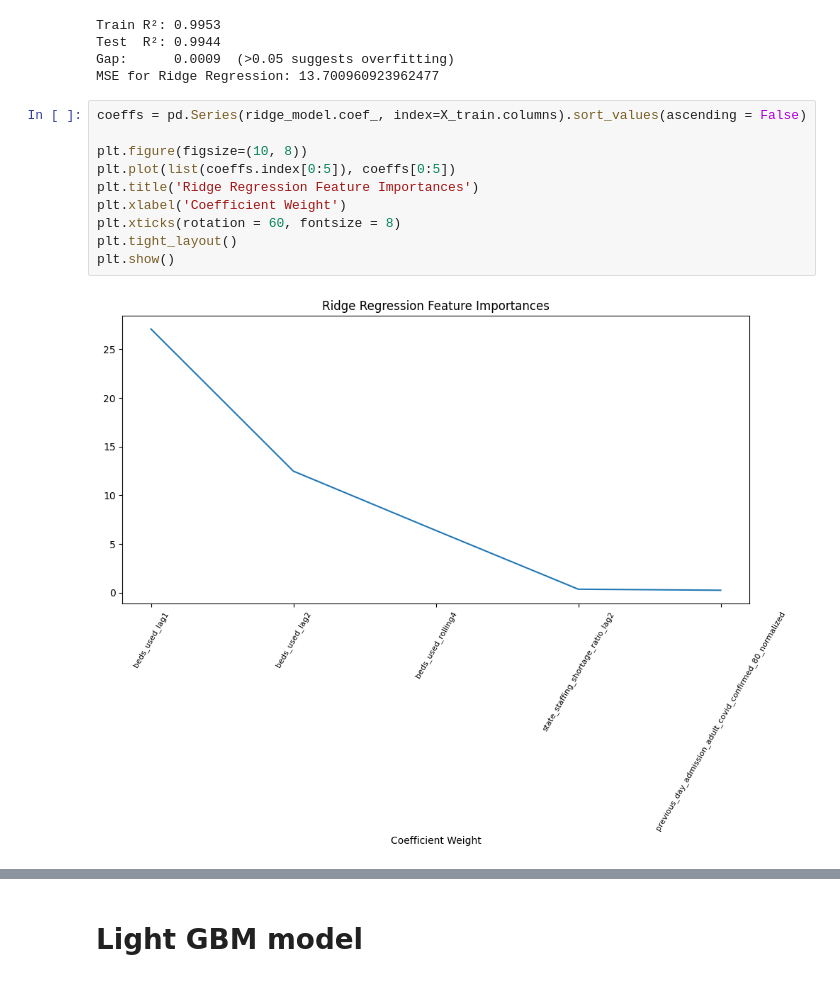
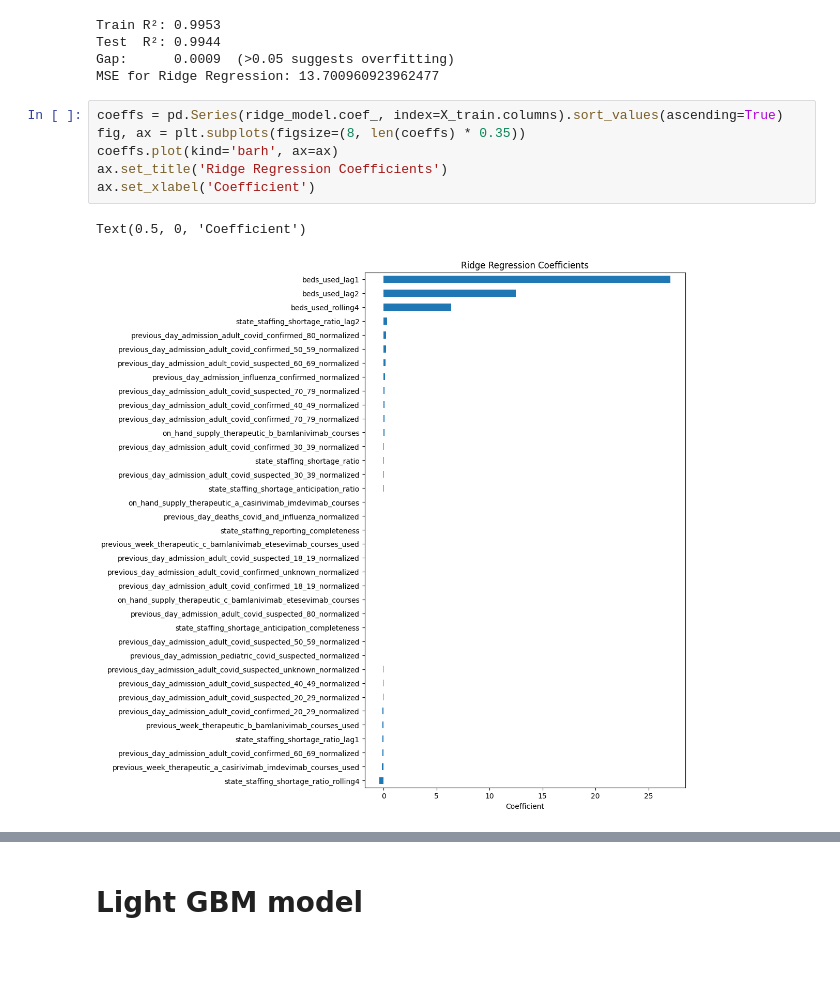
Before and after one commit to dsagher/CSE_881_Final_Project, a Jupyter notebook: combined_notebook.ipynb, the cells around one changed output, grey strips where cells are left out. Saved outputs shown, nothing was run; the diff lists cells and outputs as text; blank space fills up the shorter version.

```diff
--- a/combined_notebook.ipynb
+++ b/combined_notebook.ipynb
@@ -654,18 +654,15 @@ Train R²: 0.9953
 Test  R²: 0.9944
 Gap:      0.0009  (>0.05 suggests overfitting)
 MSE for Ridge Regression: 13.700960923962477
-# %%
-coeffs = pd.Series(ridge_model.coef_, index=X_train.columns).sort_values(ascending = False)
-
-plt.figure(figsize=(10, 8))
-plt.plot(list(coeffs.index[0:5]), coeffs[0:5])
-plt.title('Ridge Regression Feature Importances')
-plt.xlabel('Coefficient Weight')
-plt.xticks(rotation = 60, fontsize = 8)
-plt.tight_layout()
-plt.show()
-# %% [output]
-[figure, removed]
+# %%
+coeffs = pd.Series(ridge_model.coef_, index=X_train.columns).sort_values(ascending=True)
+fig, ax = plt.subplots(figsize=(8, len(coeffs) * 0.35))
+coeffs.plot(kind='barh', ax=ax)
+ax.set_title('Ridge Regression Coefficients')
+ax.set_xlabel('Coefficient')
+# %% [output]
+Text(0.5, 0, 'Coefficient')
+[figure, added]
 # %%
 coeffs.sort_values(ascending=False)
 # %% [output]
```
Also changed, not shown: parts of 17 cells of this notebook.
